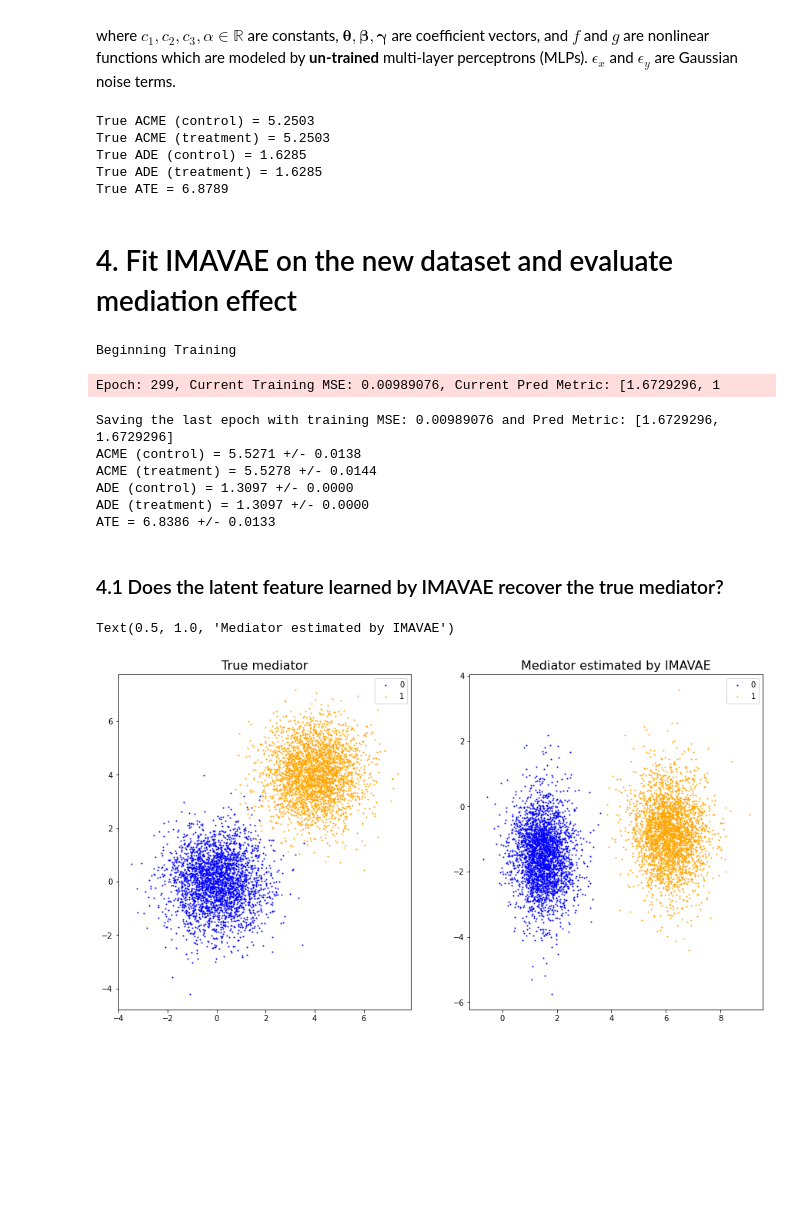
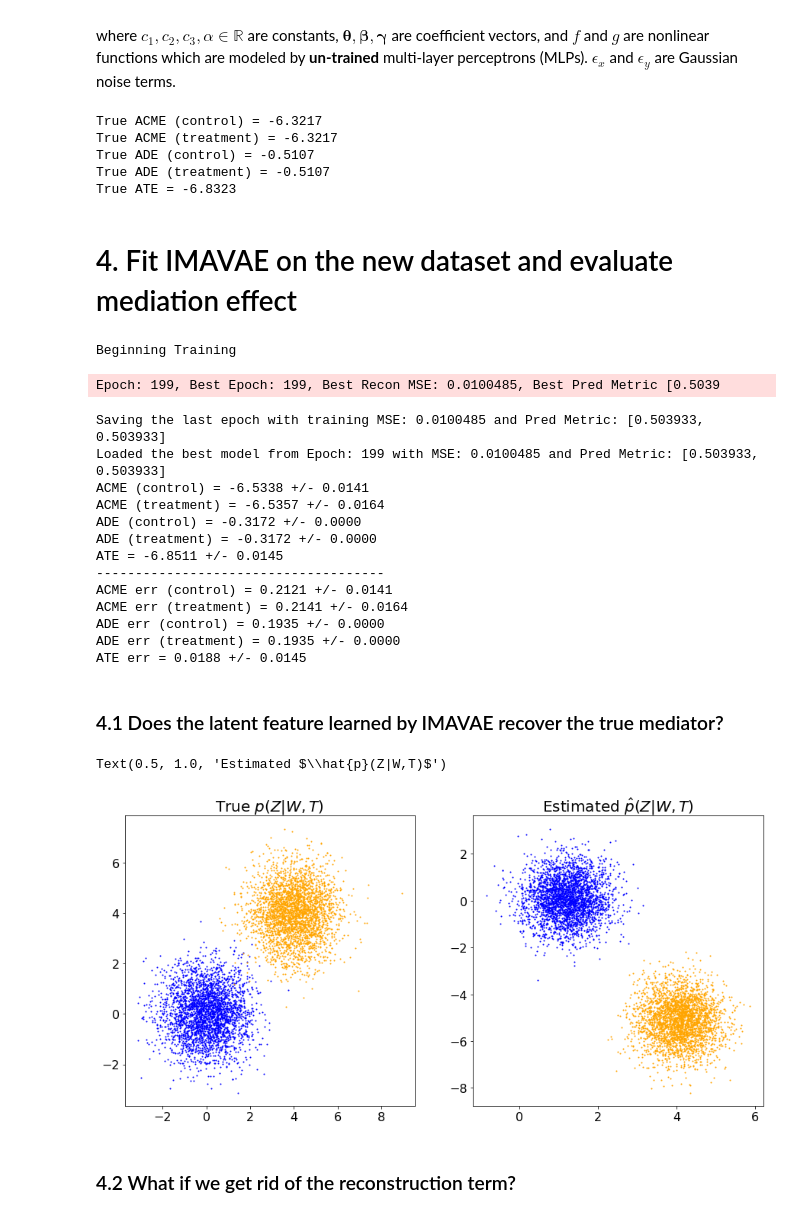
Before and after one commit to jzy95310/IMAVAE, a Jupyter notebook: experiments/sync_data_exp.ipynb, the cells around one changed output. Drawn from its saved outputs; the diff is of its cells as text; code cells hidden in the pictures; blank space fills up the shorter version.

```diff
--- a/experiments/sync_data_exp.ipynb
+++ b/experiments/sync_data_exp.ipynb
@@ -9,6 +9,10 @@ import torch
 from torch import nn
 from models.imavae import IMAVAE
 
+import matplotlib as mpl
+mpl.rcParams['xtick.labelsize'] = 16
+mpl.rcParams['ytick.labelsize'] = 16
+
 # To make this notebook's output stable across runs
 np.random.seed(2020)
 torch.manual_seed(2020)
@@ -140,0 +246,16 @@ Text(0.5, 1.0, '$p(Z_m|1-T)$ estimated by IMAVAE')
+# %%
+with torch.no_grad():
+    t0, t1 = torch.zeros(N, 1), torch.ones(N, 1)
+    z_m0 = imavae.prior_dist.sample(*imavae.ivae.prior_params(t0))
+    z_m1 = imavae.prior_dist.sample(*imavae.ivae.prior_params(t1))
+    # Estimated z_m for factual outcomes
+    z_m = torch.stack([z_m0[i,:] if T[i,0] == 0 else z_m1[i,:] for i in range(N)])
+
+c_dict = {0: 'blue', 1: 'orange'}
+fig, axs = plt.subplots(1, 2, figsize=(15,7))
+for g in np.unique(T.squeeze()):
+    i = np.where(T.squeeze() == g)
+    axs[0].scatter(Z_m[i,0], Z_m[i,1], c=c_dict[g], label=g, s=1)
+    axs[1].scatter(z_m[i,0], z_m[i,1], c=c_dict[g], label=g, s=1)
+axs[0].set_title("True $p(Z|T)$", size=20)
+axs[1].set_title("Estimated $\hat{p}(Z|T)$ w/o ELBO term", size=20)
@@ -153,7 +277,7 @@ where $c_1, c_2, c_3, \alpha \in \mathbb{R}$ are constants, $\boldsymbol{\theta}
 # %%
 N = 6000
 c1, c2, c3, sigma_x, sigma_m, noise_scale = 4, 0.1, 0.1, 0.5, 1, 0.01
-x_dim, z_m_dim, w_dim, hidden_dim = 50, 2, 30, 25
+x_dim, z_m_dim, w_dim, hidden_dim = 50, 2, 10, 25
 f = nn.Sequential(
     nn.Linear(z_m_dim, hidden_dim),
     nn.LeakyReLU(),
@@ -200,20 +324,20 @@ print("True ADE (control) = {:.4f}".format(ade_c))
 print("True ADE (treatment) = {:.4f}".format(ade_t))
 print("True ATE = {:.4f}".format(ate))
 # %% [output]
-True ACME (control) = 5.2503
-True ACME (treatment) = 5.2503
-True ADE (control) = 1.6285
-True ADE (treatment) = 1.6285
-True ATE = 6.8789
+True ACME (control) = -6.3217
+True ACME (treatment) = -6.3217
+True ADE (control) = -0.5107
+True ADE (treatment) = -0.5107
+True ATE = -6.8323
 # %% [markdown]
 # 4. Fit IMAVAE on the new dataset and evaluate mediation effect
 # %%
 imavae = IMAVAE(n_components=2, n_sup_networks=2, n_hidden_layers=2, hidden_dim=25,
-               optim_name='Adam', recon_weight=0.1, elbo_weight=1., sup_weight=1.)
+               optim_name='Adam', recon_weight=1., elbo_weight=1., sup_weight=1.)
 WT = np.concatenate([T,W], axis=1)
 _ = imavae.fit(
-    X, WT, Y, # X_val=X, aux_val=WT, y_val=Y,
-    lr=1e-5, n_epochs=300, pretrain=False, verbose=1
+    X, WT, Y, X_val=X, aux_val=WT, y_val=Y,
+    lr=1e-5, n_epochs=200, pretrain=False, verbose=1
 )
 acme_c_mean, acme_c_std = imavae.acme_score(WT, treatment=False)
 acme_t_mean, acme_t_std = imavae.acme_score(WT, treatment=True)
@@ -225,35 +349,48 @@ print("ACME (treatment) = {:.4f} +/- {:.4f}".format(acme_t_mean, acme_t_std))
 print("ADE (control) = {:.4f} +/- {:.4f}".format(ade_c_mean, ade_c_std))
 print("ADE (treatment) = {:.4f} +/- {:.4f}".format(ade_t_mean, ade_t_std))
 print("ATE = {:.4f} +/- {:.4f}".format(ate_mean, ate_std))
+print("-------------------------------------")
+print("ACME err (control) = {:.4f} +/- {:.4f}".format(abs(acme_c - acme_c_mean), acme_c_std))
+print("ACME err (treatment) = {:.4f} +/- {:.4f}".format(abs(acme_t - acme_t_mean), acme_t_std))
+print("ADE err (control) = {:.4f} +/- {:.4f}".format(abs(ade_c - ade_c_mean), ade_c_std))
+print("ADE err (treatment) = {:.4f} +/- {:.4f}".format(abs(ade_t - ade_t_mean), ade_t_std))
+print("ATE err = {:.4f} +/- {:.4f}".format(abs(ate - ate_mean), ate_std))
 # %% [output]
 Beginning Training
-Epoch: 299, Current Training MSE: 0.00989076, Current Pred Metric: [1.6729296, 1
+Epoch: 199, Best Epoch: 199, Best Recon MSE: 0.0100485, Best Pred Metric [0.5039
-Saving the last epoch with training MSE: 0.00989076 and Pred Metric: [1.6729296, 1.6729296]
-ACME (control) = 5.5271 +/- 0.0138
-ACME (treatment) = 5.5278 +/- 0.0144
-ADE (control) = 1.3097 +/- 0.0000
-ADE (treatment) = 1.3097 +/- 0.0000
-ATE = 6.8386 +/- 0.0133
+Saving the last epoch with training MSE: 0.0100485 and Pred Metric: [0.503933, 0.503933]
+Loaded the best model from Epoch: 199 with MSE: 0.0100485 and Pred Metric: [0.503933, 0.503933]
+ACME (control) = -6.5338 +/- 0.0141
+ACME (treatment) = -6.5357 +/- 0.0164
+ADE (control) = -0.3172 +/- 0.0000
+ADE (treatment) = -0.3172 +/- 0.0000
+ATE = -6.8511 +/- 0.0145
+-------------------------------------
+ACME err (control) = 0.2121 +/- 0.0141
+ACME err (treatment) = 0.2141 +/- 0.0164
+ADE err (control) = 0.1935 +/- 0.0000
+ADE err (treatment) = 0.1935 +/- 0.0000
+ATE err = 0.0188 +/- 0.0145
 # %% [markdown]
 ### 4.1 Does the latent feature learned by IMAVAE recover the true mediator?
 # %%
 with torch.no_grad():
     t0, t1 = torch.zeros(N, 1), torch.ones(N, 1)
     t0, t1 = torch.cat([t0, torch.tensor(W).float()], dim=1), torch.cat([t1, torch.tensor(W).float()], dim=1)
     z_m0 = imavae.prior_dist.sample(*imavae.ivae.prior_params(t0))
     z_m1 = imavae.prior_dist.sample(*imavae.ivae.prior_params(t1))
     z_m = torch.stack([z_m0[i,:] if T[i,0] == 0 else z_m1[i,:] for i in range(N)])
 
 c_dict = {0: 'blue', 1: 'orange'}
-fig, axs = plt.subplots(1, 2, figsize=(15,8))
+fig, axs = plt.subplots(1, 2, figsize=(15,7))
 for g in np.unique(T.squeeze()):
     i = np.where(T.squeeze() == g)
     axs[0].scatter(Z_m[i,0], Z_m[i,1], c=c_dict[g], label=g, s=1)
     axs[1].scatter(z_m[i,0], z_m[i,1], c=c_dict[g], label=g, s=1)
-axs[0].legend()
-axs[0].set_title("True mediator", size=16)
-axs[1].legend()
-axs[1].set_title("Mediator estimated by IMAVAE", size=16)
+axs[0].set_title("True $p(Z|W,T)$", size=20)
+axs[1].set_title("Estimated $\hat{p}(Z|W,T)$", size=20)
 # %% [output]
-Text(0.5, 1.0, 'Mediator estimated by IMAVAE')
+Text(0.5, 1.0, 'Estimated $\\hat{p}(Z|W,T)$')
-[figure, old version]
+[figure, new version]
+# %% [markdown]
+### 4.2 What if we get rid of the reconstruction term?
```
Also changed, not shown: parts of 13 cells of this notebook, 1 other file.
